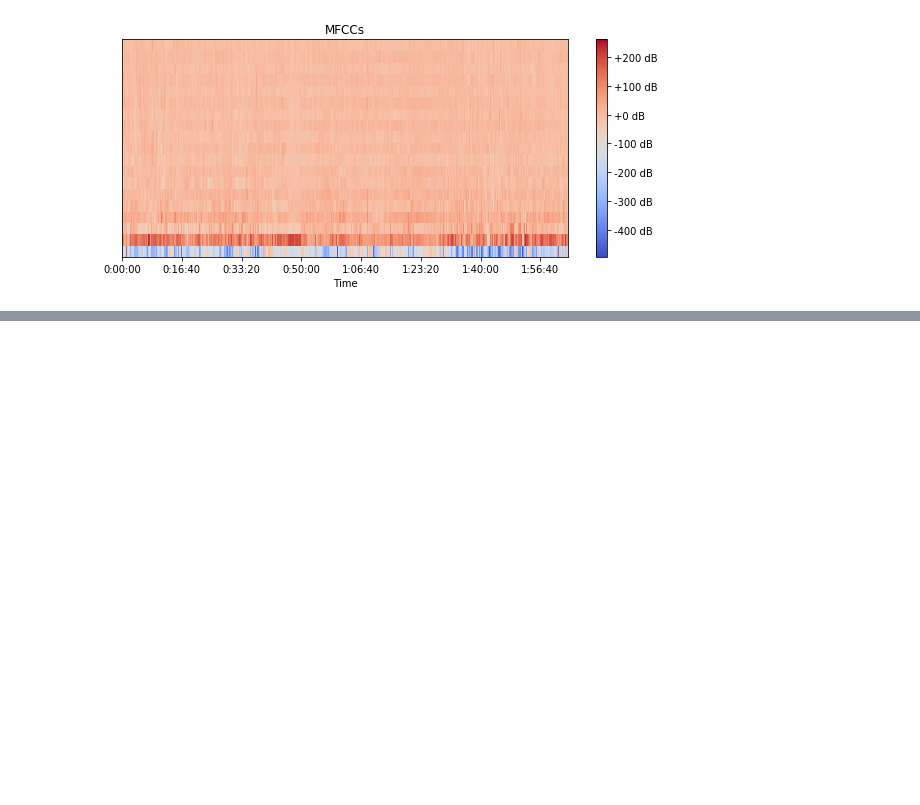
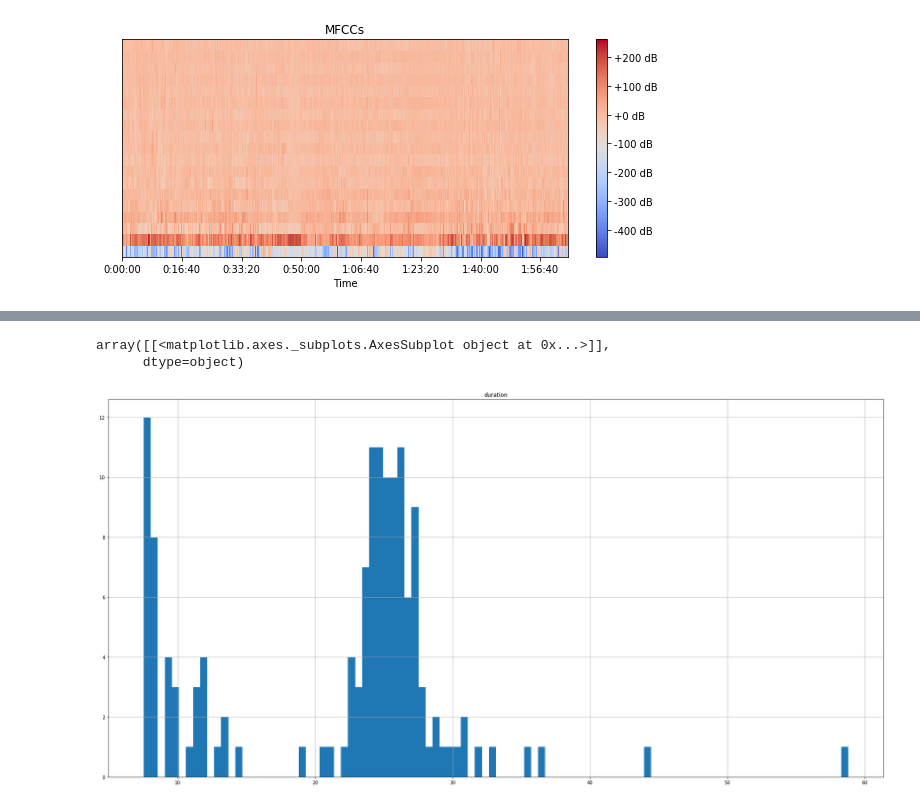
Before and after one commit to Ircam-RnD/unmixdb-creation, a Jupyter notebook: test-purge.ipynb, the cells around one changed output, grey strips where cells are left out. Cells and saved outputs as stored; diff of their text form; code cells hidden in the pictures; blank space fills up the shorter version.

Commit message:
write good mixes

```diff
--- a/test-purge.ipynb
+++ b/test-purge.ipynb
@@ -189,7 +189,6 @@ plt.show()
 [figure]
 # %%
 # join 2 dataframes to find *good* mixes without too long silence
-import math
 import numpy as np
 import pandas as pd
 import tabloo
@@ -197,20 +196,26 @@ pd.set_option('display.width', 1000)
 pd.set_option('display.max_colwidth', 1000)
 
 v11dir = 'unmixdb-v1.1/'
+unmixdbdir = '../unmixdb/'
+silencethresh = 7.0
 
 files  = pd.read_csv(v11dir + 'files.csv',  sep = '\t', index_col = 0)
 chunks = pd.read_csv(v11dir + 'chunks.csv', sep = '\t', index_col = 0)
-badchunks = chunks.loc[chunks['duration'] > 1.0]
+badchunks = chunks.loc[chunks['duration'] > silencethresh]
 
 # outer join to get all mixes left, all silent chunks over threshold right, keep only mixes without anything on right
 #goodfiles = files.join(chunks, on = 'mixname') # nope, join always uses left index
-filterfiles = pd.merge(files, badchunks, how = 'left', on = 'mixname', left_index=False)
+filterfiles = pd.merge(files, badchunks, how = 'left', on = 'mixname', indicator = 'check', left_index=False)
 
-goodfiles = filterfiles.loc[math.isnan(filterfiles['duration'])]
+# use indicator column from merge to select only columns for which no bad chunks existed (NULL in right half of join shows as NaN, is obfuscated by pandas)
+goodfiles = filterfiles.loc[filterfiles['check'] == 'left_only', 'mixname']
+
+# write list of good mixes to text file
+goodfiles.to_csv(v11dir + f'unmixdb-v1.1-goodmixes-silence-less-than-{silencethresh:g}s.csv', columns = ['mixname'], header = False, index = False)
 
 print(filterfiles)
 print(goodfiles)
 tabloo.show(badchunks)
-tabloo.show(filterfiles)
+#tabloo.show(filterfiles)
 tabloo.show(goodfiles)
 # %% [output]
@@ -217,0 +239,6 @@ TypeError: cannot convert the series to <class 'float'>
+# %%
+badchunks.hist(column = 'duration', bins = 100, figsize = (30, 15))
+# %% [output]
+array([[<matplotlib.axes._subplots.AxesSubplot object at 0x...>]],
+      dtype=object)
+[figure, added]
```
Also changed, not shown: parts of 1 cell of this notebook.
